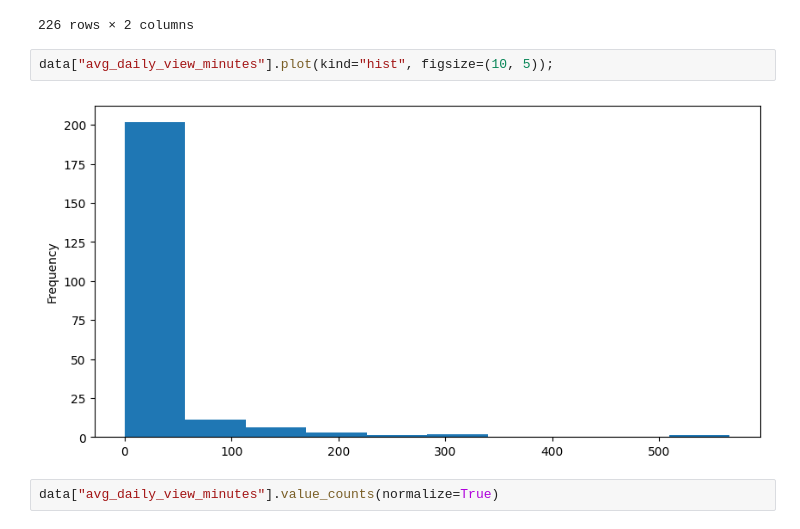
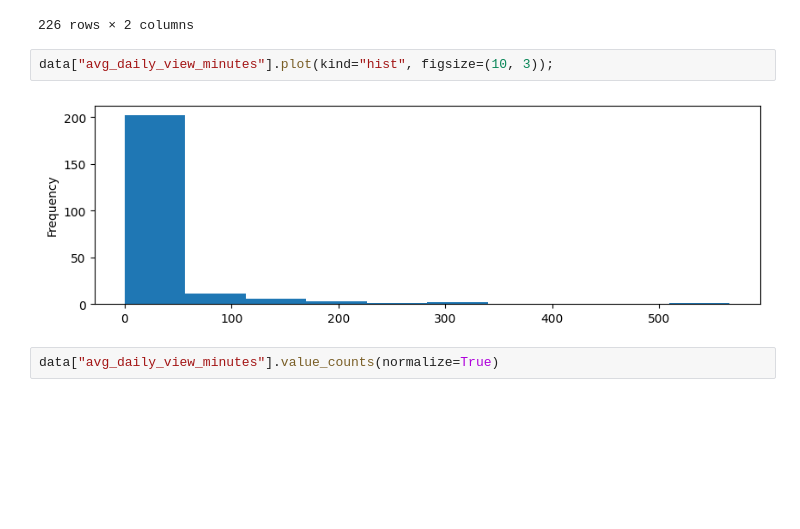
Before and after one commit to konstantin-samsonov/education, a Jupyter notebook: test_tasks/research.ipynb, the cells around one changed output. Saved outputs shown, nothing was run; the diff lists cells and outputs as text; blank space fills up the shorter version.

```diff
--- a/test_tasks/research.ipynb
+++ b/test_tasks/research.ipynb
@@ -192,9 +192,9 @@ data
 | 225 | 042B9573-2CC2-4CFD-A02A-AF30E9AF6F11 | 0.0 |
 226 rows × 2 columns
 # %%
-data["avg_daily_view_minutes"].plot(kind="hist", figsize=(10, 5));
+data["avg_daily_view_minutes"].plot(kind="hist", figsize=(10, 3));
 # %% [output]
-[figure, old version]
+[figure, new version]
 # %%
 data["avg_daily_view_minutes"].value_counts(normalize=True)
 # %% [output]
```
Also changed, not shown: 6 other files.
